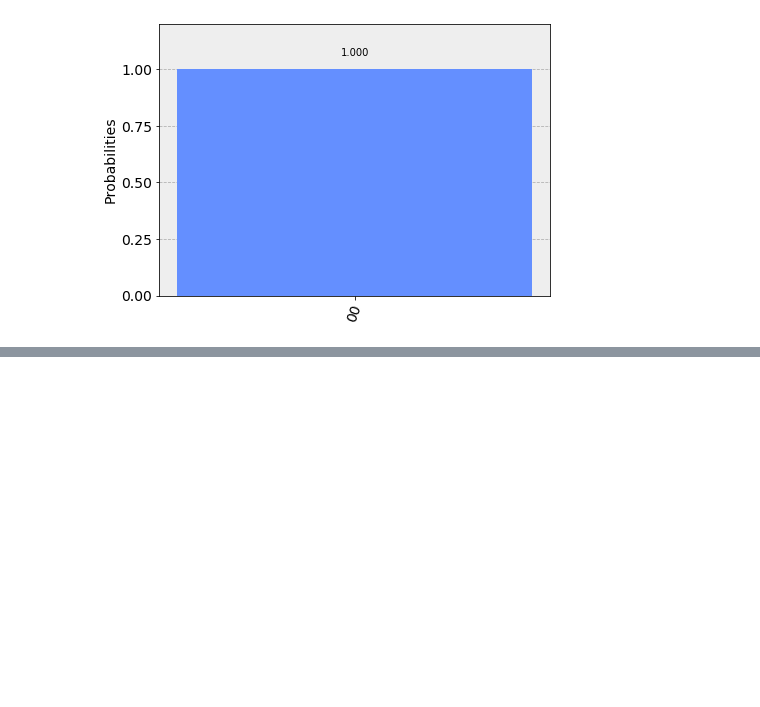
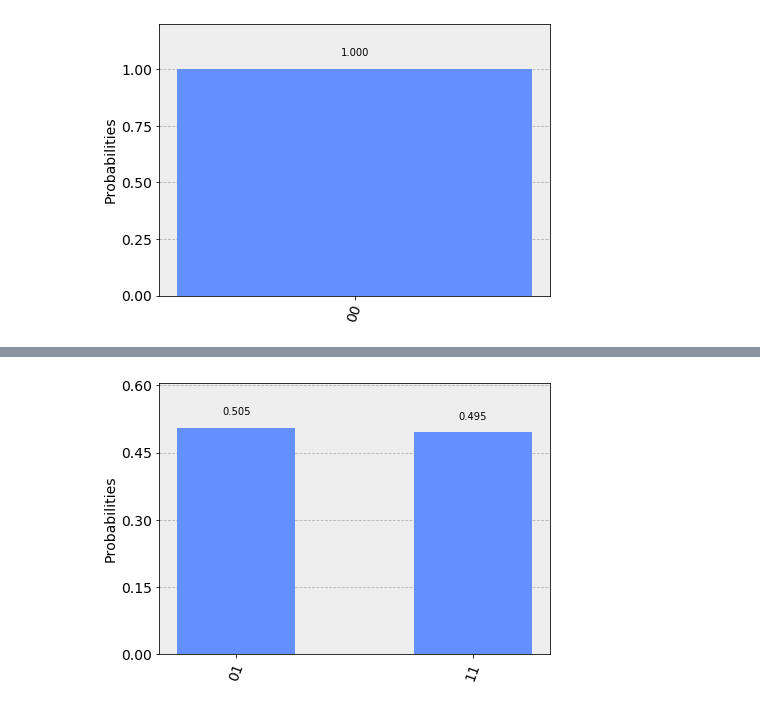
Before and after one commit to shashanka300/QC-practice, a Jupyter notebook: practice/gate observation.ipynb, the cells around one changed output, grey strips where cells are left out. Cells and saved outputs as stored; diff of their text form; code cells hidden in the pictures; blank space fills up the shorter version.

```diff
--- a/practice/gate observation.ipynb
+++ b/practice/gate observation.ipynb
@@ -326,0 +339,7 @@ plot_histogram(res)
+# %%
+QC.measure(0,0)
+QC.measure(1,1)
+res=execute(QC,bc1,shots=3000).result().get_counts()
+plot_histogram(res)
+# %% [output]
+[figure, added]
```
Also changed, not shown: parts of 2 cells of this notebook.
